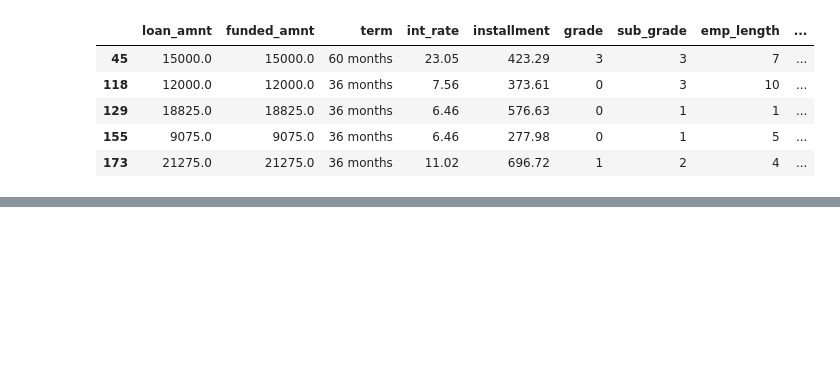
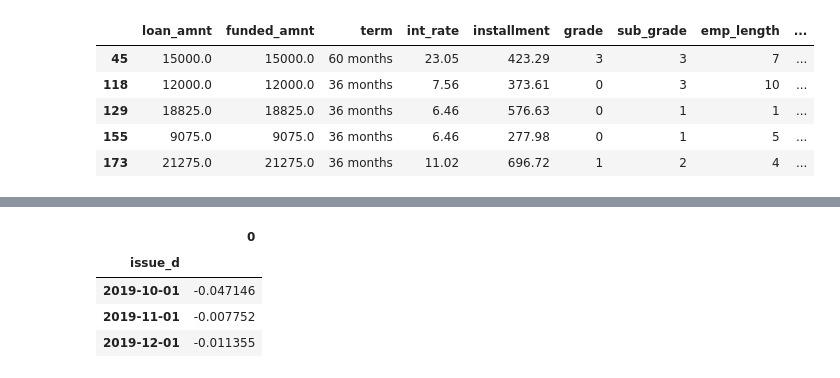
Before and after one commit to dleybz/LendingClub-Arbitrage, a Jupyter notebook: Data Cleaning and Exploration.ipynb, the cells around one changed output, grey strips where cells are left out. Saved outputs shown, nothing was run; the diff lists cells and outputs as text; code cells hidden in the pictures; blank space fills up the shorter version.

```diff
--- a/Data Cleaning and Exploration.ipynb
+++ b/Data Cleaning and Exploration.ipynb
@@ -237,0 +148,10 @@ data.groupby('loan_status').count()
+# %%
+profit_per_dollar = ((finished_loans['total_rec_int']+finished_loans['total_rec_prncp'])*.99 - finished_loans['funded_amnt'])/finished_loans['funded_amnt']
+issue_d = pd.to_datetime(finished_loans["issue_d"], format = '%b-%Y')
+pd.concat([profit_per_dollar, issue_d], axis=1).groupby('issue_d').mean()
+# %% [output]
+|  | 0 |
+| issue_d |  |
+| 2019-10-01 | -0.047146 |
+| 2019-11-01 | -0.007752 |
+| 2019-12-01 | -0.011355 |
```
Also changed, not shown: parts of 9 cells of this notebook.
